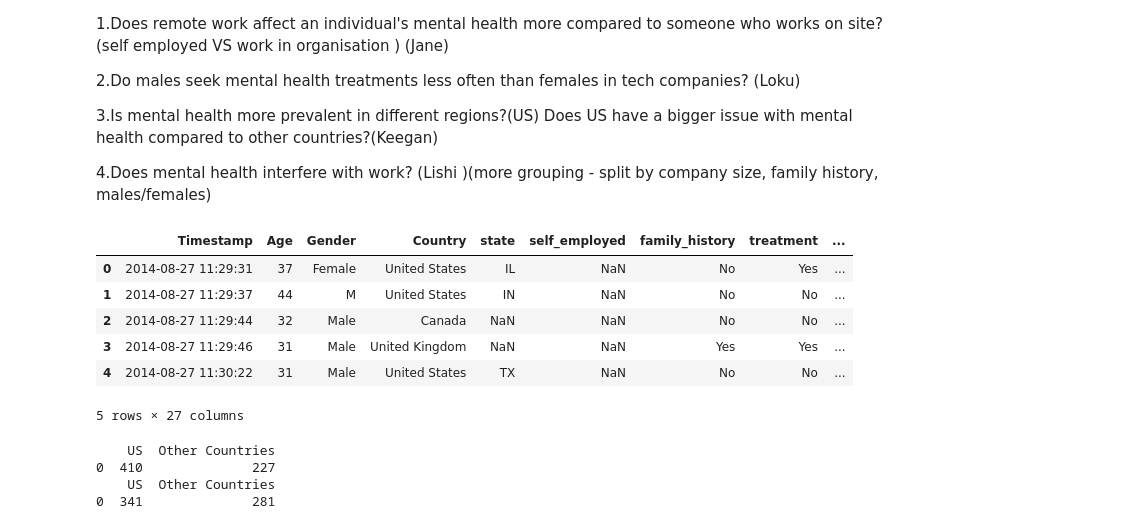
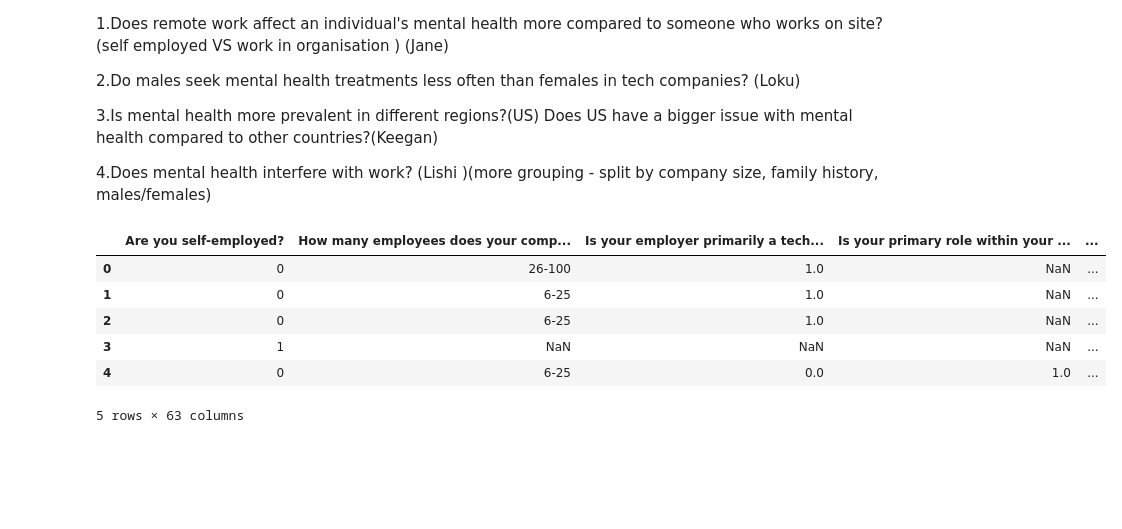
Before and after one commit to Keegawho198/Project-1_Mental-Health, a Jupyter notebook: Jane.ipynb, the cells around one changed output. Saved outputs shown, nothing was run; the diff lists cells and outputs as text; code cells hidden in the pictures; blank space fills up the shorter version.

```diff
--- a/Jane.ipynb
+++ b/Jane.ipynb
@@ -13,65 +13,23 @@ MAIN QUESTIONS
 # %%
 import pandas as pd
 from pathlib import Path
 import matplotlib.pyplot as plt
 
 # Define the path to the CSV file
-file_path = Path('files/survey.csv')  # Replace 'your_file_name.csv' with the actual file name
+file_path = Path("/Users/janelu/Project-1_Mental-Health/files/mental_heath_2016.csv")  # Replace 'your_file_name.csv' with the actual file name
 
 # Read the CSV file into a DataFrame
 data_df = pd.read_csv(file_path)
 
 # Display the DataFrame
 data_df.head()
 
 #print(data_df.columns.tolist())  # This will print a list of the column names
 # %% [output]
-|  | Timestamp | Age | Gender | Country | state | self_employed | family_history | treatment | ... |
-| 0 | 2014-08-27 11:29:31 | 37 | Female | United States | IL | NaN | No | Yes | ... |
-| 1 | 2014-08-27 11:29:37 | 44 | M | United States | IN | NaN | No | No | ... |
-| 2 | 2014-08-27 11:29:44 | 32 | Male | Canada | NaN | NaN | No | No | ... |
-| 3 | 2014-08-27 11:29:46 | 31 | Male | United Kingdom | NaN | NaN | Yes | Yes | ... |
-| 4 | 2014-08-27 11:30:22 | 31 | Male | United States | TX | NaN | No | No | ... |
+|  | Are you self-employed? | How many employees does your comp... | Is your employer primarily a tech... | Is your primary role within your ... | ... |
+| 0 | 0 | 26-100 | 1.0 | NaN | ... |
+| 1 | 0 | 6-25 | 1.0 | NaN | ... |
+| 2 | 0 | 6-25 | 1.0 | NaN | ... |
+| 3 | 1 | NaN | NaN | NaN | ... |
+| 4 | 0 | 6-25 | 0.0 | 1.0 | ... |
-5 rows × 27 columns
+5 rows × 63 columns
-# %%
-#Keegan Code here
-
-#filter data for countries
-us_data = data_df[data_df['Country'] == 'United States']
-other_countries_data = data_df[data_df['Country'] != 'United States']
-
-# Analyze the Data
-# 'treatment' column to see how many people sought treatment
-us_treatment_count = us_data['treatment'].value_counts()  # Remove normalize=True
-other_countries_treatment_count = other_countries_data['treatment'].value_counts()  # Remove normalize=True
-
-# Filter to only include results where treatment = 'Yes'
-us_treatment_yes = us_treatment_count.get('Yes', 0)  # Get the count for 'Yes', default to 0 if not found
-other_countries_treatment_yes = other_countries_treatment_count.get('Yes', 0)  # Same for other countries
-
-# Filter to only include results where treatment = 'No'
-us_treatment_no = us_treatment_count.get('No', 0)  # Get the count for 'No', default to 0 if not found
-other_countries_treatment_no = other_countries_treatment_count.get('No', 0)  # Same for other countries
-
-# NO treatment DataFrame for comparison
-country_comparison_no_df = pd.DataFrame({
-    'US': [us_treatment_no],
-    'Other Countries': [other_countries_treatment_no]
-})
-
-# Yes treatment DataFrame for comparison for getting treatment
-country_comparison_df = pd.DataFrame({
-    'US': [us_treatment_yes],
-    'Other Countries': [other_countries_treatment_yes]
-})
-
-print(country_comparison_df)
-#country_comparison_df
-
-print(country_comparison_no_df)
-#country_comparison_no_df
-# %% [output]
-    US  Other Countries
-0  410              227
-    US  Other Countries
-0  341              281
```
Also changed, not shown: parts of 10 cells of this notebook.
